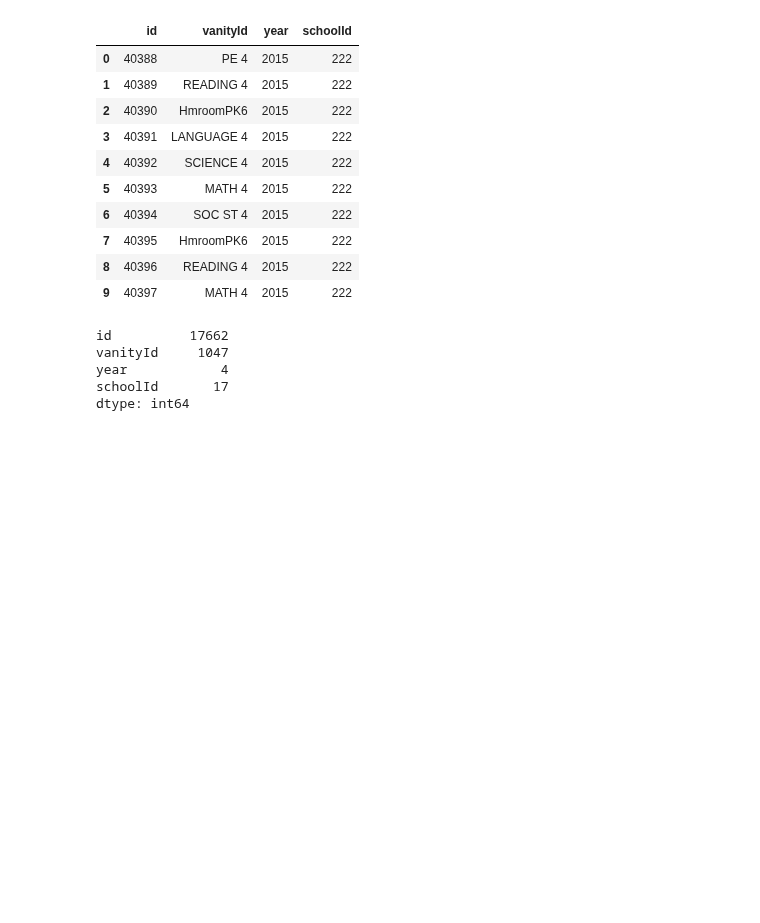
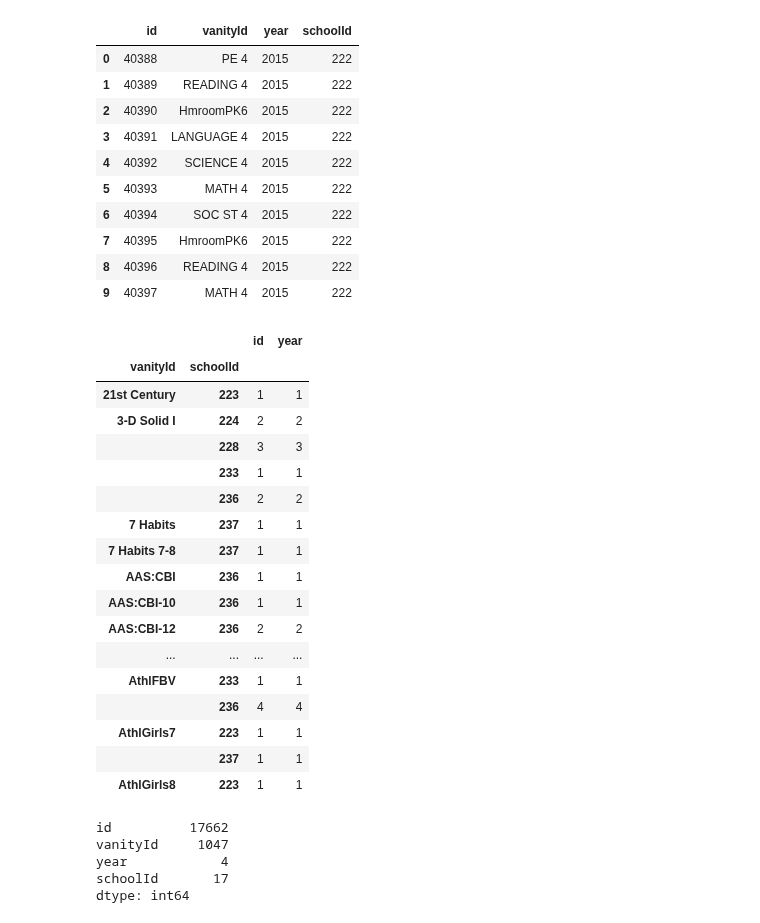
Before and after one commit to level-data-1a/predicting-proficiency, a Jupyter notebook: louisemarie-explore.ipynb, the cells around one changed output. Drawn from its saved outputs; the diff is of its cells as text; code cells hidden in the pictures; blank space fills up the shorter version.

```diff
--- a/louisemarie-explore.ipynb
+++ b/louisemarie-explore.ipynb
@@ -9,6 +9,9 @@ import os
 json_path = 'C:\LevelData\data_extract\district.json'
 with open(json_path, 'r') as file:
     data = json.load(file)
+# %%
+pd.set_option('display.max_rows', None)
+pd.set_option('display.max_columns', None)
 # %%
 print(type(data))
 print(data.keys())
@@ -274,6 +282,27 @@ courseSections.head(10)
 | 7 | 40395 | HmroomPK6 | 2015 | 222 |
 | 8 | 40396 | READING 4 | 2015 | 222 |
 | 9 | 40397 | MATH 4 | 2015 | 222 |
+# %%
+courseSections.groupby(["vanityId", "schoolId"]).count()
+# %% [output]
+|  |  | id | year |
+| vanityId | schoolId |  |  |
+| 21st Century | 223 | 1 | 1 |
+| 3-D Solid I | 224 | 2 | 2 |
+|  | 228 | 3 | 3 |
+|  | 233 | 1 | 1 |
+|  | 236 | 2 | 2 |
+| 7 Habits | 237 | 1 | 1 |
+| 7 Habits 7-8 | 237 | 1 | 1 |
+| AAS:CBI | 236 | 1 | 1 |
+| AAS:CBI-10 | 236 | 1 | 1 |
+| AAS:CBI-12 | 236 | 2 | 2 |
+| ... | ... | ... | ... |
+| AthlFBV | 233 | 1 | 1 |
+|  | 236 | 4 | 4 |
+| AthlGirls7 | 223 | 1 | 1 |
+|  | 237 | 1 | 1 |
+| AthlGirls8 | 223 | 1 | 1 |
 # %%
 courseSections.nunique()
 # %% [output]
```
Also changed, not shown: parts of 6 cells of this notebook.
